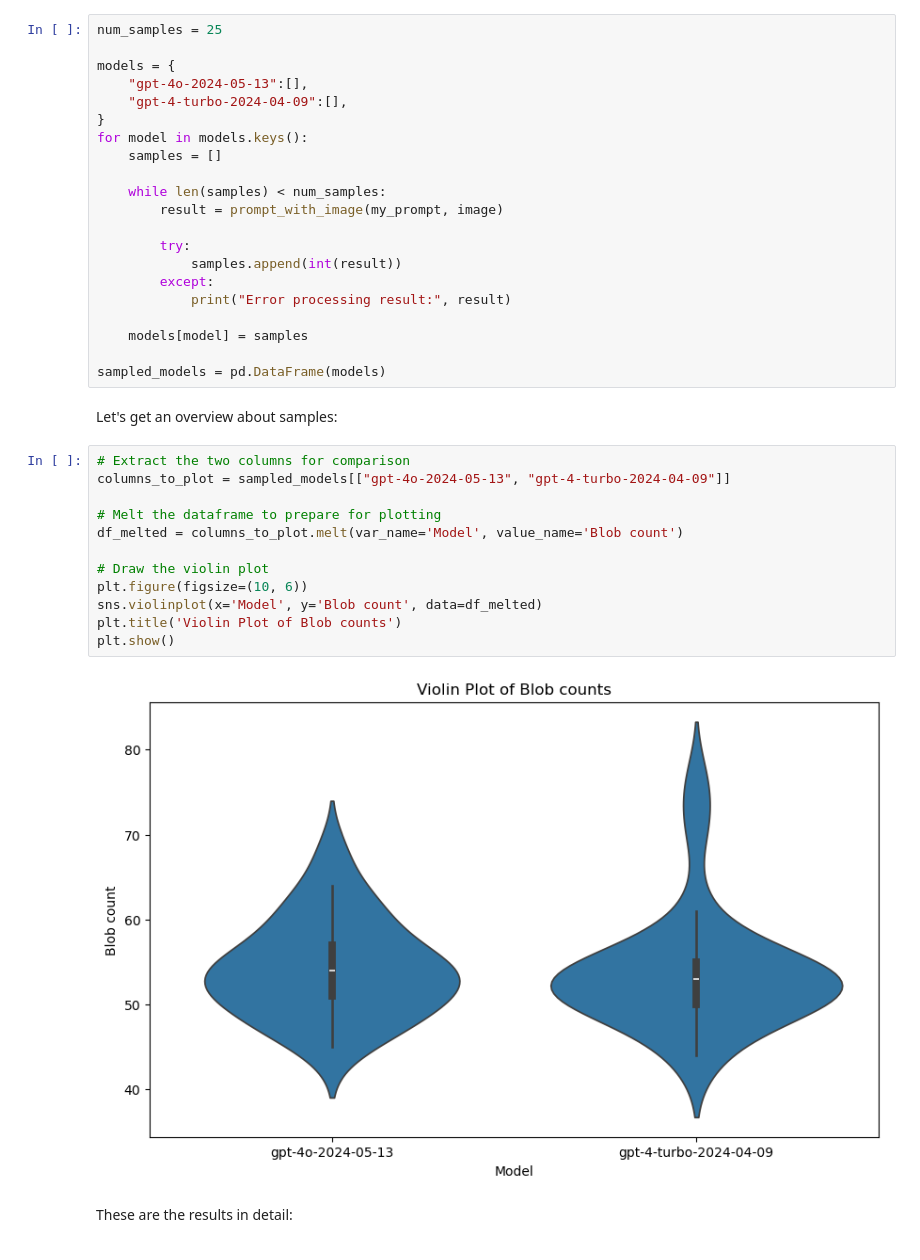
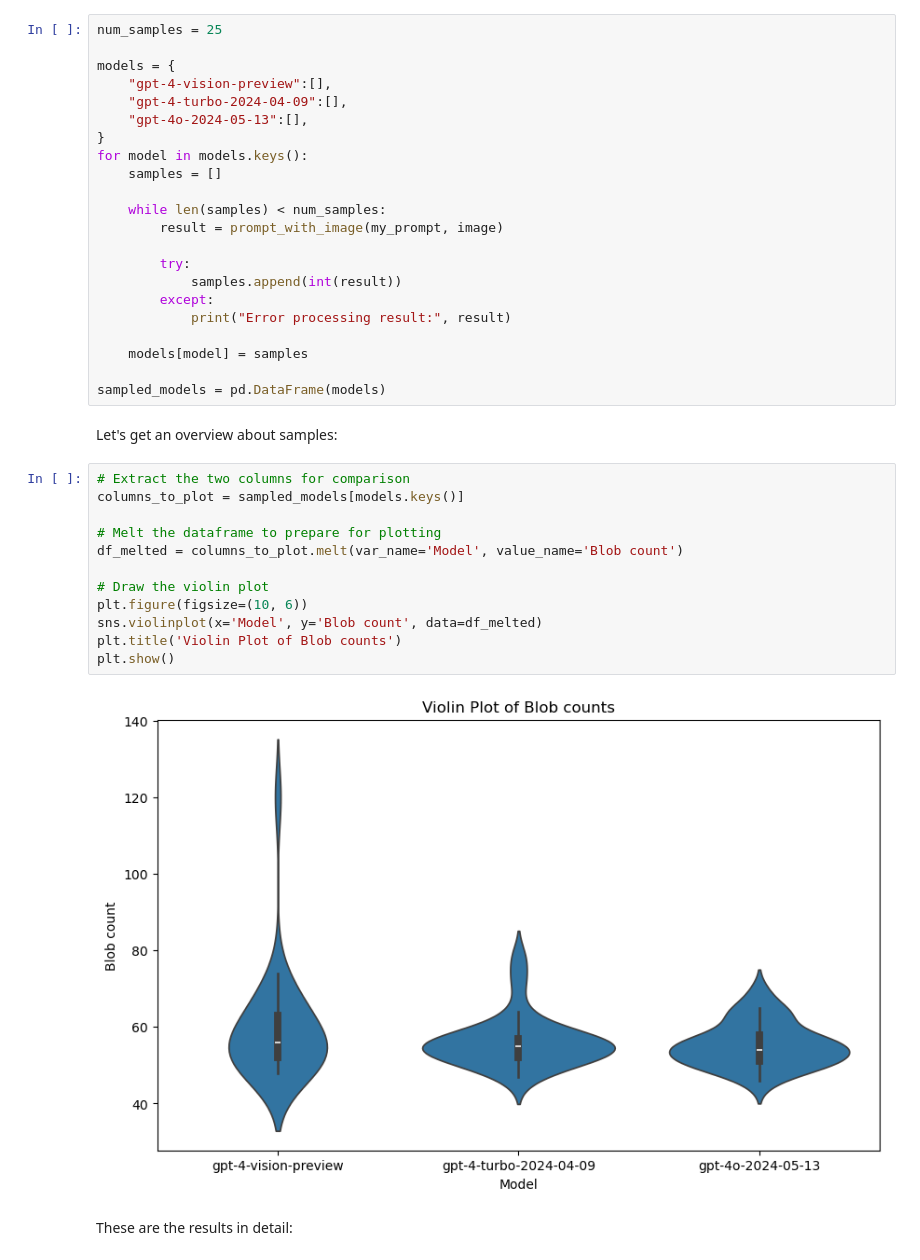
Before and after one commit to haesleinhuepf/BioImageAnalysisNotebooks, a Jupyter notebook: docs/20c_vision_models/vision_models.ipynb, the cells around one changed output. Saved outputs shown, nothing was run; the diff lists cells and outputs as text.

Commit message:
added gpt4-vision-preview to tested models

```diff
--- a/docs/20c_vision_models/vision_models.ipynb
+++ b/docs/20c_vision_models/vision_models.ipynb
@@ -105,8 +105,9 @@ We can run this prompt in a loop for a couple of vision models.
 num_samples = 25
 
 models = {
+    "gpt-4-vision-preview":[],
+    "gpt-4-turbo-2024-04-09":[],
     "gpt-4o-2024-05-13":[],
-    "gpt-4-turbo-2024-04-09":[],
 }
 for model in models.keys():
     samples = []
@@ -126,18 +127,18 @@ sampled_models = pd.DataFrame(models)
 Let's get an overview about samples:
 # %%
 # Extract the two columns for comparison
-columns_to_plot = sampled_models[["gpt-4o-2024-05-13", "gpt-4-turbo-2024-04-09"]]
+columns_to_plot = sampled_models[models.keys()]
 
 # Melt the dataframe to prepare for plotting
 df_melted = columns_to_plot.melt(var_name='Model', value_name='Blob count')
 
 # Draw the violin plot
 plt.figure(figsize=(10, 6))
 sns.violinplot(x='Model', y='Blob count', data=df_melted)
 plt.title('Violin Plot of Blob counts')
 plt.show()
 # %% [output]
-[figure, old version]
+[figure, new version]
 # %% [markdown]
 These are the results in detail:
 # %%
```
Also changed, not shown: parts of 3 cells of this notebook.
